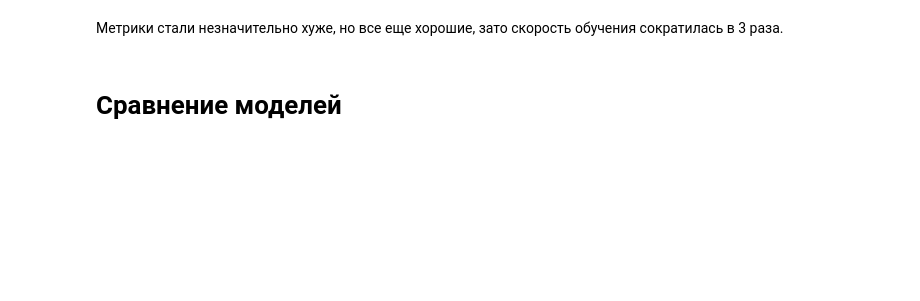
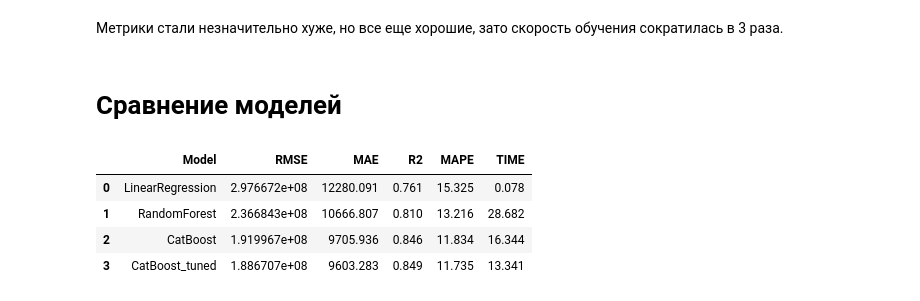
Before and after one commit to Lemekhova/Analysis_of_Housing_Prices, a Jupyter notebook: 4_этап_ML.ipynb, the cells around one changed output. Cells and saved outputs as stored; diff of their text form; code cells hidden in the pictures; blank space fills up the shorter version.

```diff
--- a/4_этап_ML.ipynb
+++ b/4_этап_ML.ipynb
@@ -265,8 +259,8 @@ start_time = time.time()
 pipeline.fit(X_train, y_train)
 
 end_time = time.time()
-training_time = end_time - start_time
-print(f"Время обучения: {training_time:.2f} секунд")
+training_time_forest = end_time - start_time
+print(f"Время обучения: {training_time_forest:.2f} секунд")
 
 # Предсказания
 y_pred = pipeline.predict(X_test)
@@ -311,8 +305,8 @@ model = CatBoostRegressor(
 model.fit(X_train, y_train)
 
 end_time = time.time()
-training_time = end_time - start_time
-print(f"Время обучения: {training_time:.2f} секунд")
+training_time_cat = end_time - start_time
+print(f"Время обучения: {training_time_cat:.2f} секунд")
 
 y_pred = model.predict(X_test)
 
@@ -401,10 +395,10 @@ start_time = time.time()
 #Обучение финальной модели
 best_model = CatBoostRegressor(
     random_state=42,
-    iterations=295,
-    learning_rate=0.2144905610506656,
+    iterations=491,
+    learning_rate=0.09291694301262142,
     depth=6,
-    l2_leaf_reg=0.26471751148368683,
+    l2_leaf_reg=0.3981267251040498,
     cat_features=cat_features,
     early_stopping_rounds=20,
     verbose=False
@@ -412,8 +406,8 @@ best_model = CatBoostRegressor(
 best_model.fit(X_train, y_train)
 
 end_time = time.time()
-training_time = end_time - start_time
-print(f"Время обучения: {training_time:.2f} секунд")
+training_time_cat_new = end_time - start_time
+print(f"Время обучения: {training_time_cat_new:.2f} секунд")
 
 # Оценка
 y_pred = best_model.predict(X_test)
@@ -438,3 +432,27 @@ MAPE: 11.95%
 Метрики стали незначительно хуже, но все еще хорошие, зато скорость обучения сократилась в 3 раза.
 # %% [markdown]
 # Сравнение моделей
+# %%
+# Метрики моделей
+metrics = {
+    'Model': ['LinearRegression', 'RandomForest', 'CatBoost', 'CatBoost_tuned'],
+    'RMSE': [rmse_lin, rmse_forest, rmse_cat, rmse_cat_new],
+    'MAE': [mae_lin, mae_forest, mae_cat, mae_cat_new],
+    'R2': [r2_lin, r2_forest, r2_cat, r2_cat_new],
+    'MAPE': [mape_lin, mape_forest, mape_cat, mape_cat_new],
+    'TIME': [training_time_lin, training_time_forest, training_time_cat, training_time_cat_new]
+}
+
+# Создание DataFrame
+metrics_df = pd.DataFrame(metrics)
+
+# Опционально: округлить значения
+metrics_df = metrics_df.round(3)
+
+metrics_df
+# %% [output]
+|  | Model | RMSE | MAE | R2 | MAPE | TIME |
+| 0 | LinearRegression | 2.976672e+08 | 12280.091 | 0.761 | 15.325 | 0.078 |
+| 1 | RandomForest | 2.366843e+08 | 10666.807 | 0.810 | 13.216 | 28.682 |
+| 2 | CatBoost | 1.919967e+08 | 9705.936 | 0.846 | 11.834 | 16.344 |
+| 3 | CatBoost_tuned | 1.886707e+08 | 9603.283 | 0.849 | 11.735 | 13.341 |
```
Also changed, not shown: parts of 9 cells of this notebook.
